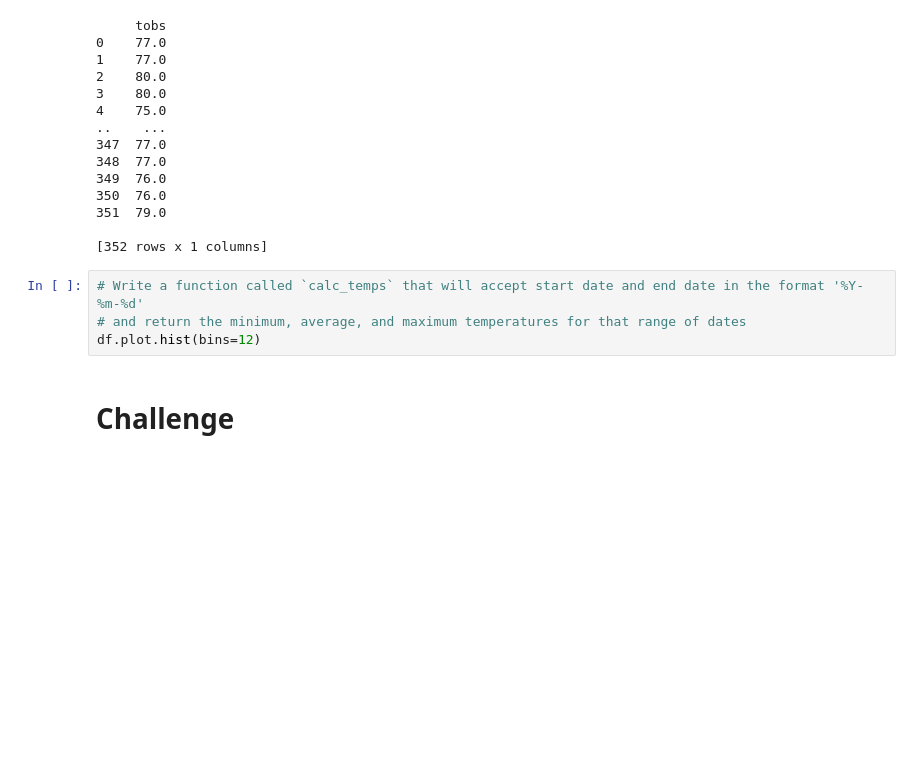
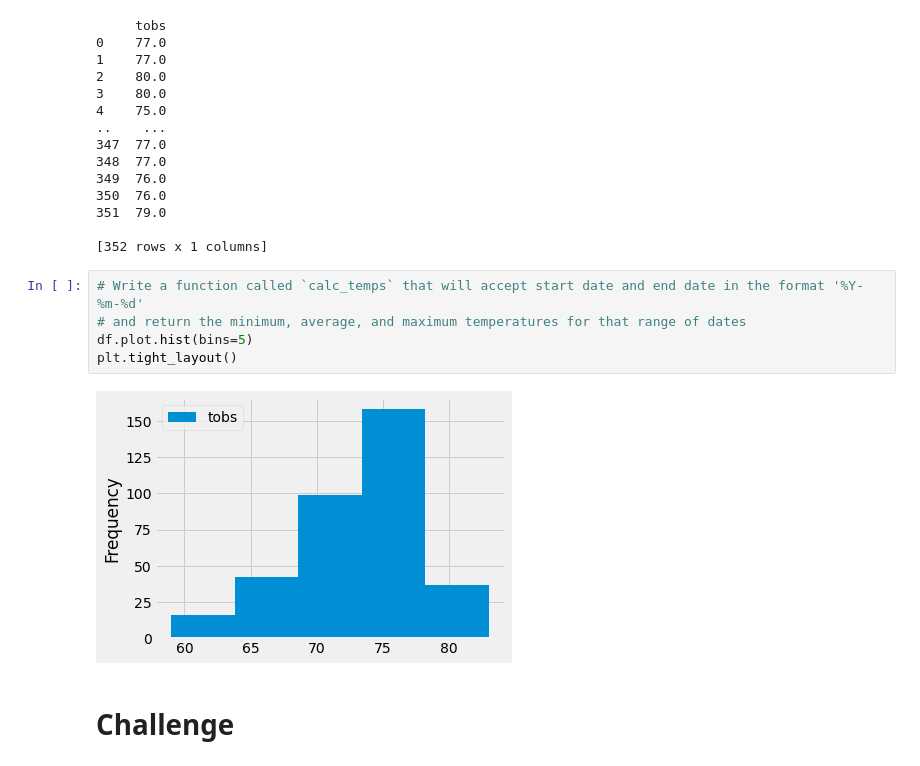
Before and after one commit to Tdookie/surfs_up, a Jupyter notebook: climate_analysis.ipynb, the cells around one changed output. Saved outputs shown, nothing was run; the diff lists cells and outputs as text; blank space fills up the shorter version.

```diff
--- a/climate_analysis.ipynb
+++ b/climate_analysis.ipynb
@@ -151,6 +151,9 @@ print(df)
 # %%
 # Write a function called `calc_temps` that will accept start date and end date in the format '%Y-%m-%d'
 # and return the minimum, average, and maximum temperatures for that range of dates
-df.plot.hist(bins=12)
+df.plot.hist(bins=5)
+plt.tight_layout()
+# %% [output]
+[figure, added]
 # %% [markdown]
 # Challenge
```
Also changed, not shown: 2 other files.
